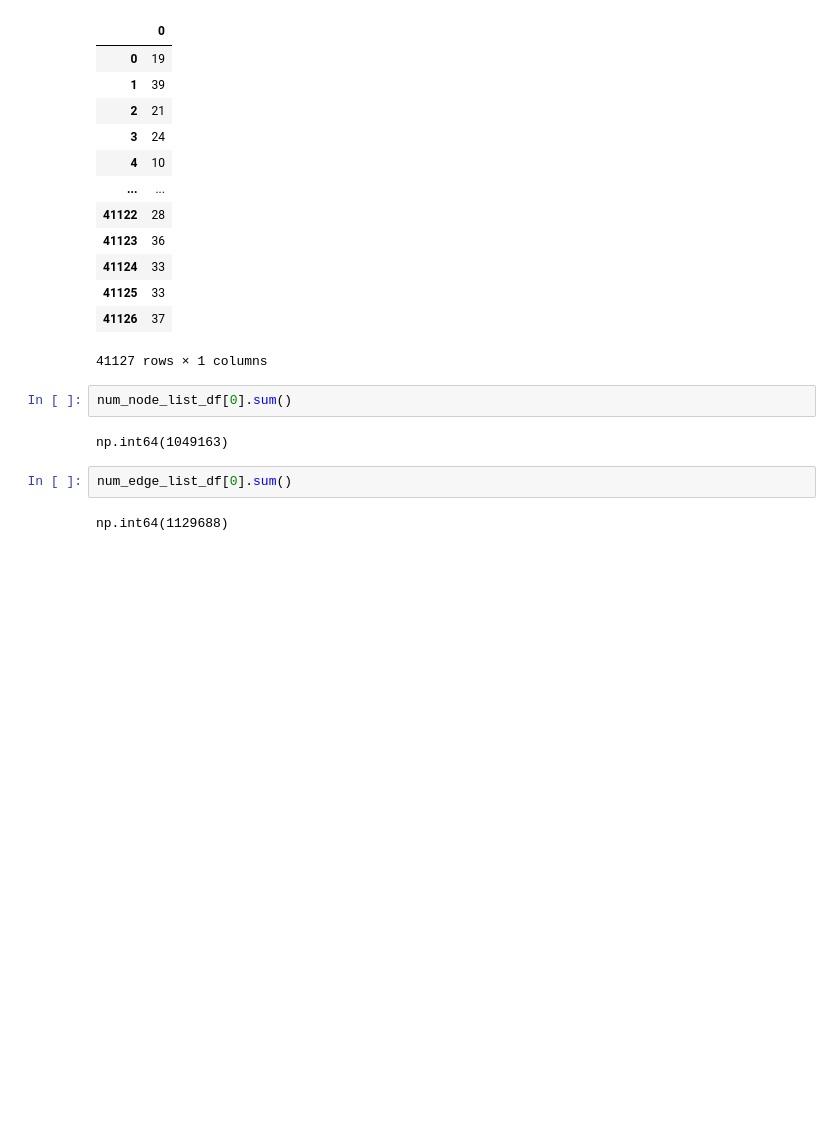
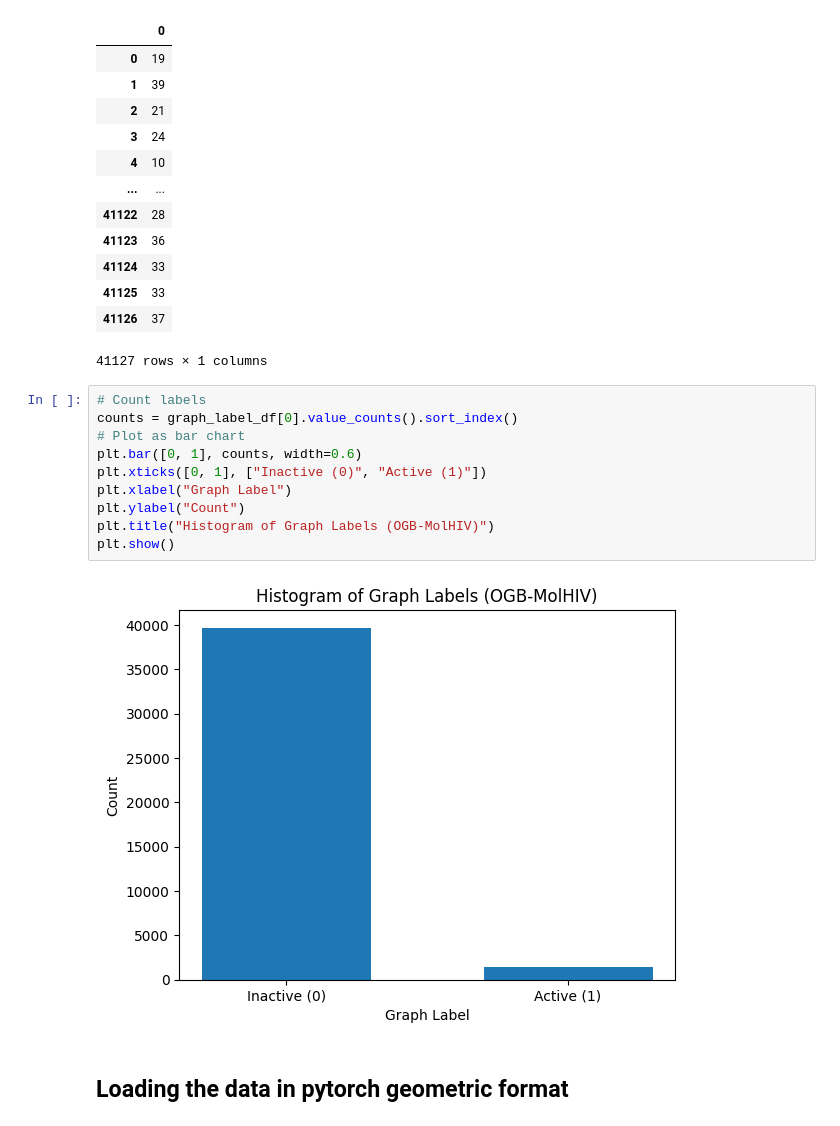
Before and after one commit to Mohammad-Amin-Jenadele/gnn-graph-classification, a Jupyter notebook: GNN_Graph_classification_main.ipynb, the cells around one changed output. Cells and saved outputs as stored; diff of their text form; blank space fills up the shorter version.

Commit message:
Done preprocessing and visualization.

```diff
--- a/GNN_Graph_classification_main.ipynb
+++ b/GNN_Graph_classification_main.ipynb
@@ -227,11 +243,17 @@ num_node_list_df
 | 41125 | 33 |
 | 41126 | 37 |
 41127 rows × 1 columns
-# %%
-num_node_list_df[0].sum()
-# %% [output]
-np.int64(1049163)
-# %%
-num_edge_list_df[0].sum()
-# %% [output]
-np.int64(1129688)
+# %%
+# Count labels
+counts = graph_label_df[0].value_counts().sort_index()
+# Plot as bar chart
+plt.bar([0, 1], counts, width=0.6)
+plt.xticks([0, 1], ["Inactive (0)", "Active (1)"])
+plt.xlabel("Graph Label")
+plt.ylabel("Count")
+plt.title("Histogram of Graph Labels (OGB-MolHIV)")
+plt.show()
+# %% [output]
+[figure, added]
+# %% [markdown]
+## Loading the data in pytorch geometric format
```
Also changed, not shown: parts of 7 cells of this notebook.
